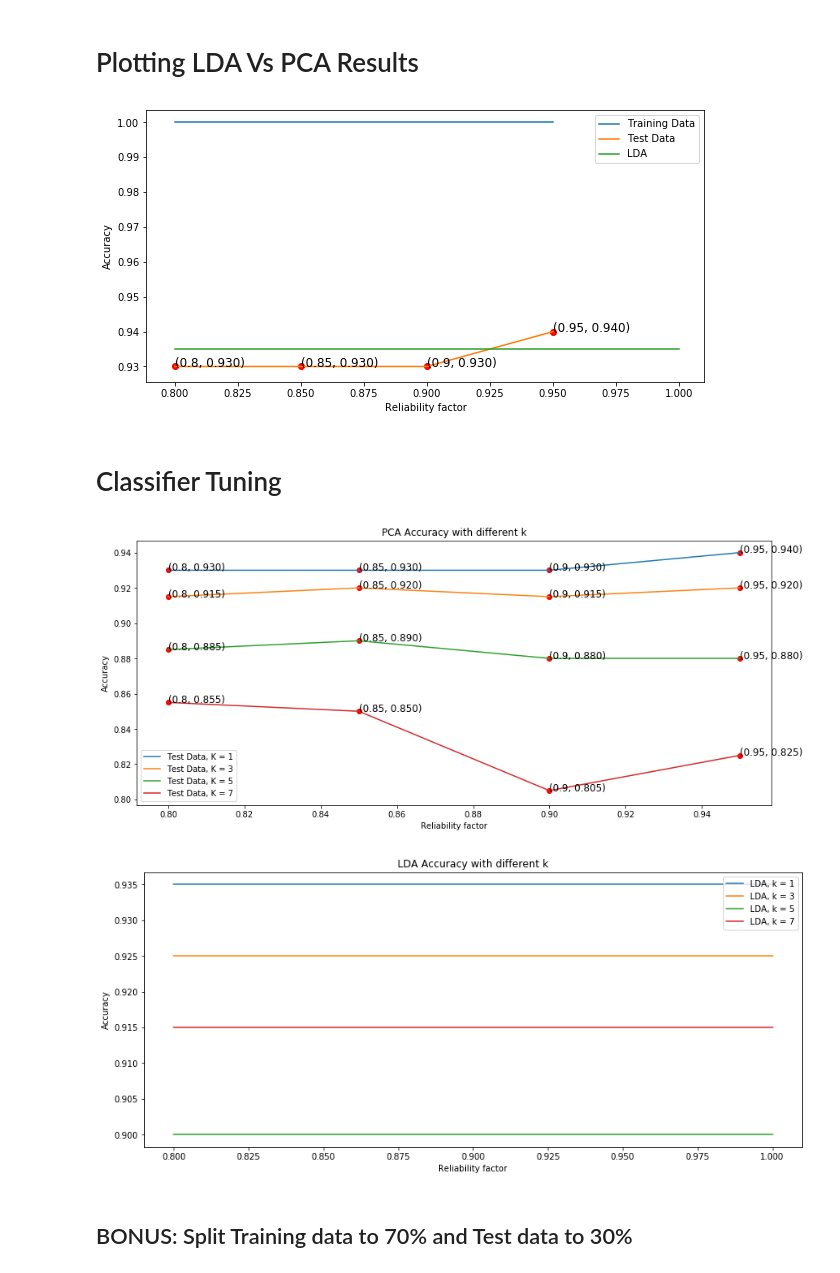
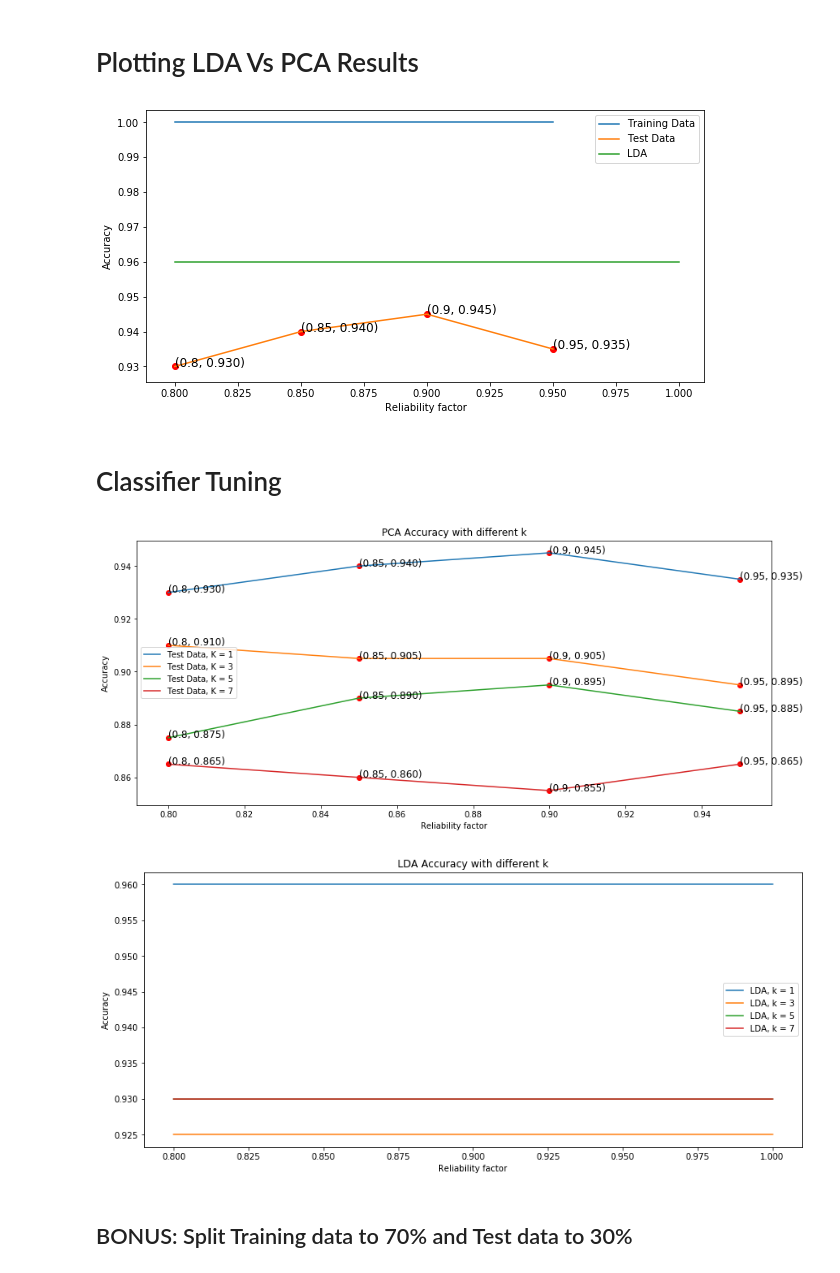
Before and after one commit to Mobad225/Face-Recognition-Eigenfaces-, a Jupyter notebook: assignment1.ipynb, the cells around one changed output. Drawn from its saved outputs; the diff is of its cells as text; code cells hidden in the pictures.

```diff
--- a/assignment1.ipynb
+++ b/assignment1.ipynb
@@ -42,6 +42,7 @@ for f in files:
   curr_path = path + '/' + f
   images = os.listdir(curr_path)
   #images.sort(key = lambda x : int(x[:-4]))
+  images.sort(key= lambda x : int(x[0: (len(x) - 4)]))
   for i in images:
     my_path = curr_path + '/' + i
     img = cv2.imread(my_path, cv2.IMREAD_GRAYSCALE).flatten()
@@ -219,43 +220,43 @@ plt.legend()
 plt.show()
 plt.close()
 # %% [output]
-[figure, old version]
+[figure, new version]
 # %% [markdown]
 # Classifier Tuning
 # %%
  plt.figure(figsize=(14,6))
  for k in range(1, 8, 2):
   training_scores_tuning_50, test_scores_tuning_50 = [], []
   for error in alpha:
     #Projection matrix
-    P_temp = get_projection(PCA_eigenvalues, PCA_eigenvectors, error)
+    P_temp = get_projection(PCA_eigenvalues_50, PCA_eigenvectors_50, error)
     reduced_training_50 = X_training_50.dot(P_temp)
     reduced_test_50 = X_test_50.dot(P_temp)
     classifier = KNeighborsClassifier(n_neighbors = k, weights = 'distance')
     classifier.fit(reduced_training_50, y_training_50)
     training_acc = classifier.score(reduced_training_50, y_training_50)
     test_acc = classifier.score(reduced_test_50, y_test_50)
     training_scores_tuning_50.append(training_acc)
     test_scores_tuning_50.append(test_acc)
   plt.plot(alpha, test_scores_tuning_50, label = 'Test Data, K = {}'.format(k))
   #plt.plot(alpha, training_scores, label = 'Training Data, K = {}'.format(k))
   plt.scatter(alpha, test_scores_tuning_50, color = 'r')
   for i_x, i_y in zip(alpha, test_scores_tuning_50):
       plt.text(i_x, i_y, '({}, {:.3f})'.format(i_x, i_y), fontsize = 12)
 plt.legend()
 plt.xlabel('Reliability factor')
 plt.ylabel('Accuracy')
 plt.title('PCA Accuracy with different k')
 plt.show()
 plt.close()
 # %% [output]
-[figure, old version]
+[figure, new version]
 # %%
 plt.figure(figsize=(14,6))
 for k in range(1, 8, 2):
   acc_train, acc_test = 0, 0
-  X_lda_train_50 = X_training_50.dot(P_LDA)
-  X_lda_test_50 = X_test_50.dot(P_LDA)
+  X_lda_train_50 = X_training_50.dot(P_LDA_50)
+  X_lda_test_50 = X_test_50.dot(P_LDA_50)
   LDA_classifier = KNeighborsClassifier(n_neighbors = k, weights = 'distance')
   LDA_classifier.fit(X_lda_train_50, y_training_50)
   acc_train = LDA_classifier.score(X_lda_train_50, y_training_50)
@@ -270,7 +271,7 @@ plt.title('LDA Accuracy with different k')
 plt.show()
 plt.close()
 # %% [output]
-[figure, old version]
+[figure, new version]
 # %% [markdown]
 ## BONUS: Split Training data to 70% and Test data to 30%
 # %%
```
Also changed, not shown: parts of 27 cells of this notebook.
